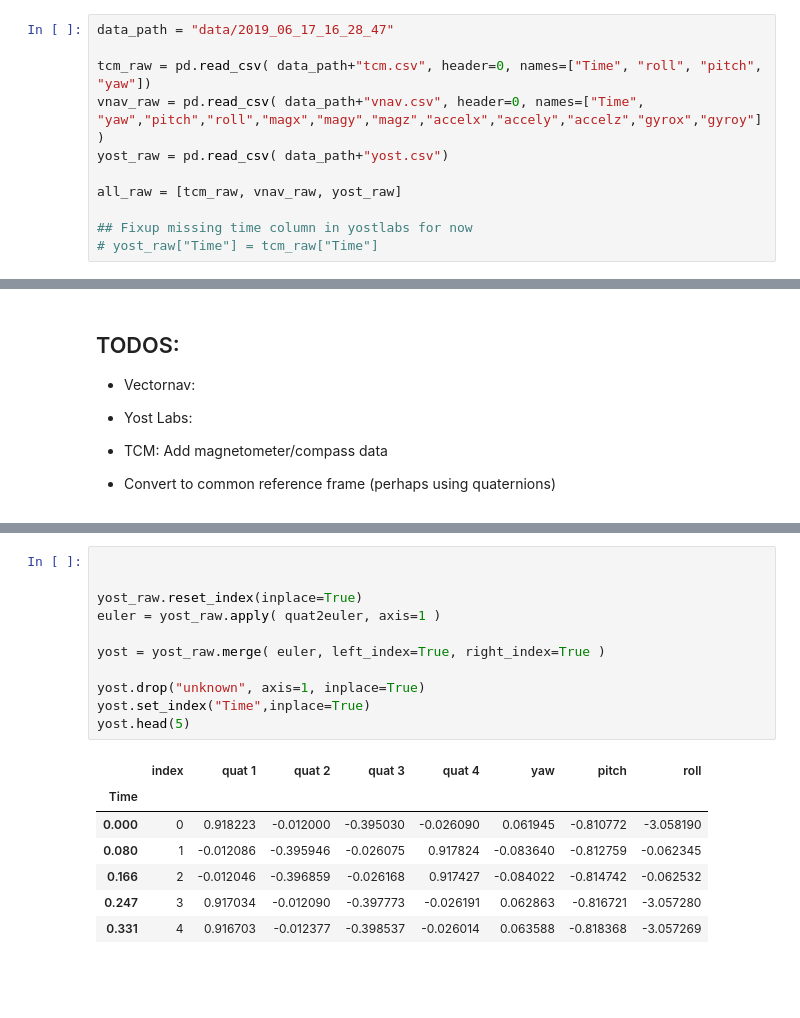
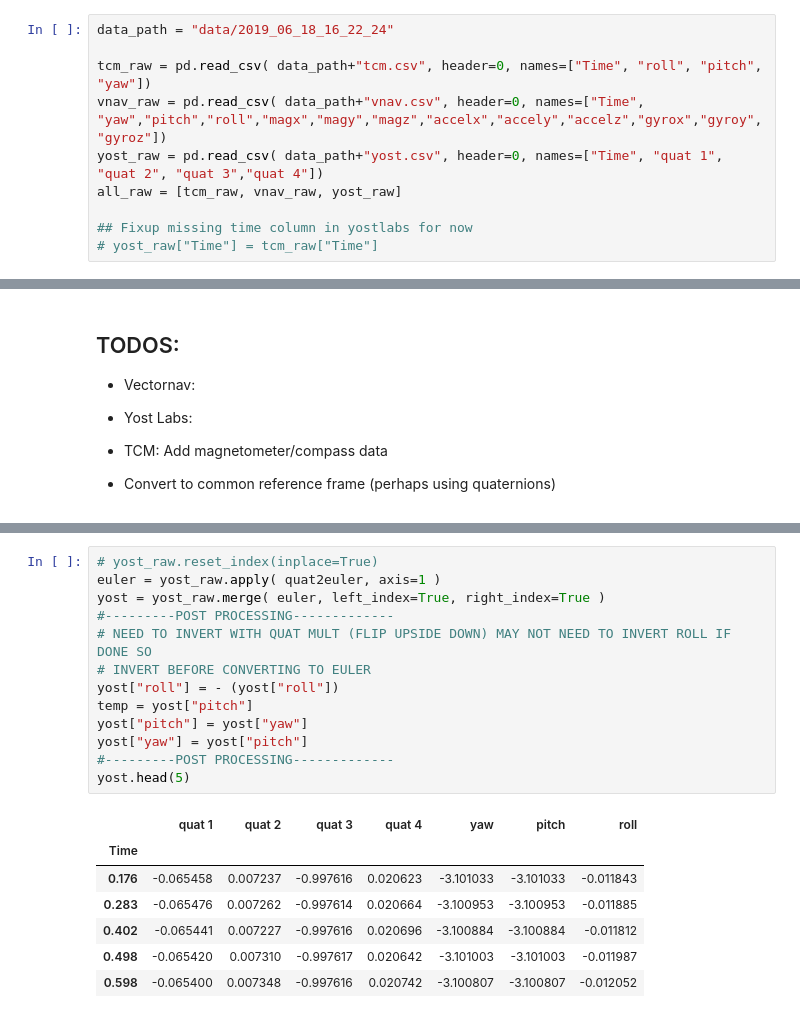
Before and after one commit to amarburg/covis_imu_analysis, a Jupyter notebook: imu_analysis.ipynb, the cells around one changed output, grey strips where cells are left out. Saved outputs shown, nothing was run; the diff lists cells and outputs as text; blank space fills up the shorter version.

```diff
--- a/imu_analysis.ipynb
+++ b/imu_analysis.ipynb
@@ -7,12 +7,11 @@ from scipy.spatial.transform import Rotation as R
 %matplotlib inline
 import matplotlib.pyplot as plt
 # %%
-data_path = "data/2019_06_17_16_28_47"
+data_path = "data/2019_06_18_16_22_24"
 
 tcm_raw = pd.read_csv( data_path+"tcm.csv", header=0, names=["Time", "roll", "pitch", "yaw"])
-vnav_raw = pd.read_csv( data_path+"vnav.csv", header=0, names=["Time", "yaw","pitch","roll","magx","magy","magz","accelx","accely","accelz","gyrox","gyroy"])
-yost_raw = pd.read_csv( data_path+"yost.csv")
-
+vnav_raw = pd.read_csv( data_path+"vnav.csv", header=0, names=["Time", "yaw","pitch","roll","magx","magy","magz","accelx","accely","accelz","gyrox","gyroy","gyroz"])
+yost_raw = pd.read_csv( data_path+"yost.csv", header=0, names=["Time", "quat 1", "quat 2", "quat 3","quat 4"])
 all_raw = [tcm_raw, vnav_raw, yost_raw]
 
 ## Fixup missing time column in yostlabs for now
@@ -83,22 +78,24 @@ vnav.head(5)
 # %%
-
-
-yost_raw.reset_index(inplace=True)
+# yost_raw.reset_index(inplace=True)
 euler = yost_raw.apply( quat2euler, axis=1 )
-
 yost = yost_raw.merge( euler, left_index=True, right_index=True )
-
-yost.drop("unknown", axis=1, inplace=True)
-yost.set_index("Time",inplace=True)
+#---------POST PROCESSING-------------
+# NEED TO INVERT WITH QUAT MULT (FLIP UPSIDE DOWN) MAY NOT NEED TO INVERT ROLL IF DONE SO
+# INVERT BEFORE CONVERTING TO EULER
+yost["roll"] = - (yost["roll"])
+temp = yost["pitch"]
+yost["pitch"] = yost["yaw"]
+yost["yaw"] = yost["pitch"]
+#---------POST PROCESSING-------------
 yost.head(5)
 # %% [output]
-|  | index | quat 1 | quat 2 | quat 3 | quat 4 | yaw | pitch | roll |
-| Time |  |  |  |  |  |  |  |  |
-| 0.000 | 0 | 0.918223 | -0.012000 | -0.395030 | -0.026090 | 0.061945 | -0.810772 | -3.058190 |
-| 0.080 | 1 | -0.012086 | -0.395946 | -0.026075 | 0.917824 | -0.083640 | -0.812759 | -0.062345 |
-| 0.166 | 2 | -0.012046 | -0.396859 | -0.026168 | 0.917427 | -0.084022 | -0.814742 | -0.062532 |
-| 0.247 | 3 | 0.917034 | -0.012090 | -0.397773 | -0.026191 | 0.062863 | -0.816721 | -3.057280 |
-| 0.331 | 4 | 0.916703 | -0.012377 | -0.398537 | -0.026014 | 0.063588 | -0.818368 | -3.057269 |
+|  | quat 1 | quat 2 | quat 3 | quat 4 | yaw | pitch | roll |
+| Time |  |  |  |  |  |  |  |
+| 0.176 | -0.065458 | 0.007237 | -0.997616 | 0.020623 | -3.101033 | -3.101033 | -0.011843 |
+| 0.283 | -0.065476 | 0.007262 | -0.997614 | 0.020664 | -3.100953 | -3.100953 | -0.011885 |
+| 0.402 | -0.065441 | 0.007227 | -0.997616 | 0.020696 | -3.100884 | -3.100884 | -0.011812 |
+| 0.498 | -0.065420 | 0.007310 | -0.997617 | 0.020642 | -3.101003 | -3.101003 | -0.011987 |
+| 0.598 | -0.065400 | 0.007348 | -0.997616 | 0.020742 | -3.100807 | -3.100807 | -0.012052 |
 # %%
 plt.figure()
 tcm_raw.plot()
```
Also changed, not shown: parts of 6 cells of this notebook, 3 other files.
